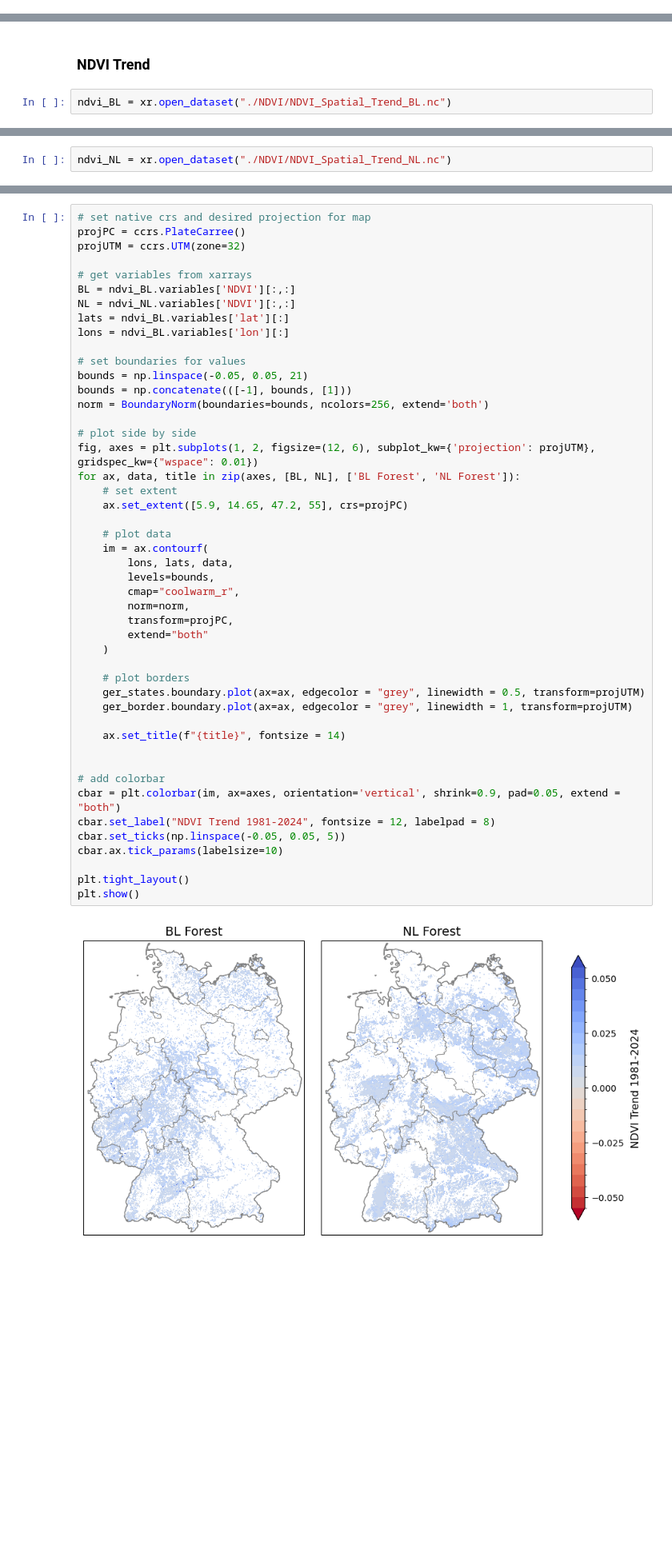
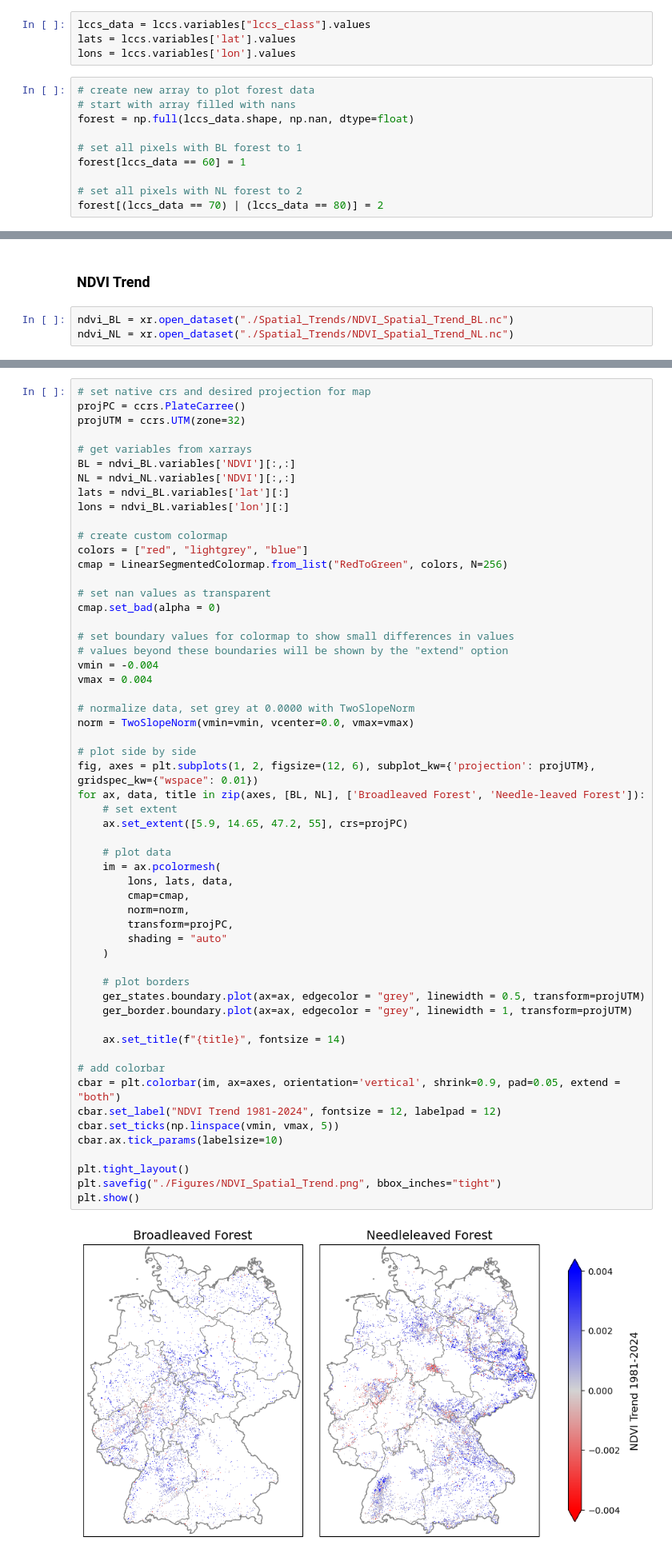
Before and after one commit to irishaake/Thesis_Msc, a Jupyter notebook: 36_Visualize_Results_Maps.ipynb, the cells around one changed output, grey strips where cells are left out. Shown at 80% size. Cells and saved outputs as stored; diff of their text form; blank space fills up the shorter version.

Commit message:
created maps of spatial trends

```diff
--- a/36_Visualize_Results_Maps.ipynb
+++ b/36_Visualize_Results_Maps.ipynb
@@ -34,0 +38,14 @@ ger_states = states[states['admin'] == 'Germany'].to_crs(epsg = 32632)
+# %%
+lccs_data = lccs.variables["lccs_class"].values
+lats = lccs.variables['lat'].values
+lons = lccs.variables['lon'].values
+# %%
+# create new array to plot forest data
+# start with array filled with nans
+forest = np.full(lccs_data.shape, np.nan, dtype=float)
+
+# set all pixels with BL forest to 1
+forest[lccs_data == 60] = 1
+
+# set all pixels with NL forest to 2
+forest[(lccs_data == 70) | (lccs_data == 80)] = 2
@@ -35,4 +110,5 @@ ger_states = states[states['admin'] == 'Germany'].to_crs(epsg = 32632)
 # %% [markdown]
 ### NDVI Trend
 # %%
-ndvi_BL = xr.open_dataset("./NDVI/NDVI_Spatial_Trend_BL.nc")
+ndvi_BL = xr.open_dataset("./Spatial_Trends/NDVI_Spatial_Trend_BL.nc")
+ndvi_NL = xr.open_dataset("./Spatial_Trends/NDVI_Spatial_Trend_NL.nc")
@@ -89,2 +114,0 @@ BL max: 0.4284494172604225
-# %%
-ndvi_NL = xr.open_dataset("./NDVI/NDVI_Spatial_Trend_NL.nc")
@@ -123,43 +159,52 @@ projUTM = ccrs.UTM(zone=32)
 BL = ndvi_BL.variables['NDVI'][:,:]
 NL = ndvi_NL.variables['NDVI'][:,:]
 lats = ndvi_BL.variables['lat'][:]
 lons = ndvi_BL.variables['lon'][:]
 
-# set boundaries for values
-bounds = np.linspace(-0.05, 0.05, 21)
-bounds = np.concatenate(([-1], bounds, [1]))
-norm = BoundaryNorm(boundaries=bounds, ncolors=256, extend='both')
+# create custom colormap
+colors = ["red", "lightgrey", "blue"]
+cmap = LinearSegmentedColormap.from_list("RedToGreen", colors, N=256)
+
+# set nan values as transparent
+cmap.set_bad(alpha = 0)
+
+# set boundary values for colormap to show small differences in values
+# values beyond these boundaries will be shown by the "extend" option
+vmin = -0.004
+vmax = 0.004
+
+# normalize data, set grey at 0.0000 with TwoSlopeNorm
+norm = TwoSlopeNorm(vmin=vmin, vcenter=0.0, vmax=vmax)
 
 # plot side by side
 fig, axes = plt.subplots(1, 2, figsize=(12, 6), subplot_kw={'projection': projUTM}, gridspec_kw={"wspace": 0.01})
-for ax, data, title in zip(axes, [BL, NL], ['BL Forest', 'NL Forest']):
+for ax, data, title in zip(axes, [BL, NL], ['Broadleaved Forest', 'Needle-leaved Forest']):
     # set extent
     ax.set_extent([5.9, 14.65, 47.2, 55], crs=projPC)
 
     # plot data
-    im = ax.contourf(
+    im = ax.pcolormesh(
         lons, lats, data,
-        levels=bounds,
-        cmap="coolwarm_r",
+        cmap=cmap,
         norm=norm,
         transform=projPC,
-        extend="both"
+        shading = "auto"
     )
 
     # plot borders
     ger_states.boundary.plot(ax=ax, edgecolor = "grey", linewidth = 0.5, transform=projUTM)
     ger_border.boundary.plot(ax=ax, edgecolor = "grey", linewidth = 1, transform=projUTM)
 
     ax.set_title(f"{title}", fontsize = 14)
 
-
 # add colorbar
 cbar = plt.colorbar(im, ax=axes, orientation='vertical', shrink=0.9, pad=0.05, extend = "both")
-cbar.set_label("NDVI Trend 1981-2024", fontsize = 12, labelpad = 8)
-cbar.set_ticks(np.linspace(-0.05, 0.05, 5))
+cbar.set_label("NDVI Trend 1981-2024", fontsize = 12, labelpad = 12)
+cbar.set_ticks(np.linspace(vmin, vmax, 5))
 cbar.ax.tick_params(labelsize=10)
 
 plt.tight_layout()
+plt.savefig("./Figures/NDVI_Spatial_Trend.png", bbox_inches="tight")
 plt.show()
 # %% [output]
-[figure, old version]
+[figure, new version]
```
Also changed, not shown: parts of 83 cells of this notebook.
